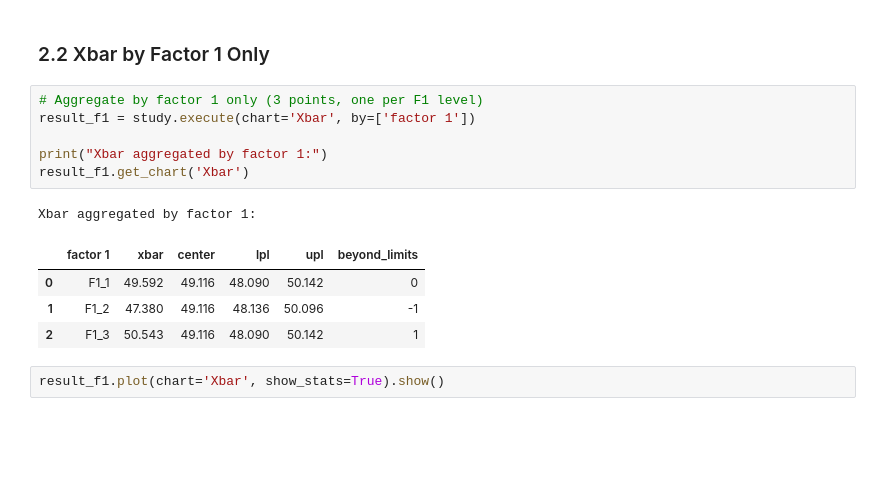
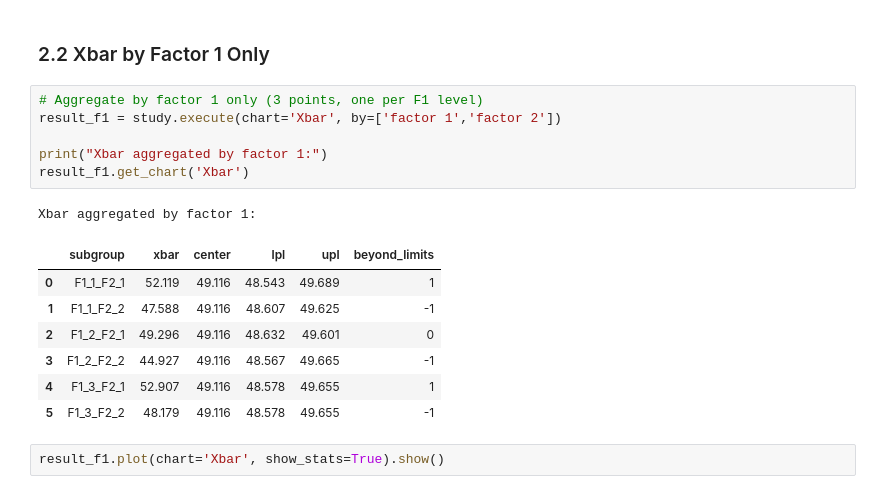
Before and after one commit to cnicholas/processbehavior, a Jupyter notebook: docs/tutorials/sds1-complete-analysis.ipynb, the cells around one changed output. Saved outputs shown, nothing was run; the diff lists cells and outputs as text; blank space fills up the shorter version.

```diff
--- a/docs/tutorials/sds1-complete-analysis.ipynb
+++ b/docs/tutorials/sds1-complete-analysis.ipynb
@@ -113,16 +113,19 @@ result.plot(chart='Xbar', show_stats=True).show()
 ### 2.2 Xbar by Factor 1 Only
 # %%
 # Aggregate by factor 1 only (3 points, one per F1 level)
-result_f1 = study.execute(chart='Xbar', by=['factor 1'])
+result_f1 = study.execute(chart='Xbar', by=['factor 1','factor 2'])
 
 print("Xbar aggregated by factor 1:")
 result_f1.get_chart('Xbar')
 # %% [output]
 Xbar aggregated by factor 1:
-|  | factor 1 | xbar | center | lpl | upl | beyond_limits |
-| 0 | F1_1 | 49.592 | 49.116 | 48.090 | 50.142 | 0 |
-| 1 | F1_2 | 47.380 | 49.116 | 48.136 | 50.096 | -1 |
-| 2 | F1_3 | 50.543 | 49.116 | 48.090 | 50.142 | 1 |
+|  | subgroup | xbar | center | lpl | upl | beyond_limits |
+| 0 | F1_1_F2_1 | 52.119 | 49.116 | 48.543 | 49.689 | 1 |
+| 1 | F1_1_F2_2 | 47.588 | 49.116 | 48.607 | 49.625 | -1 |
+| 2 | F1_2_F2_1 | 49.296 | 49.116 | 48.632 | 49.601 | 0 |
+| 3 | F1_2_F2_2 | 44.927 | 49.116 | 48.567 | 49.665 | -1 |
+| 4 | F1_3_F2_1 | 52.907 | 49.116 | 48.578 | 49.655 | 1 |
+| 5 | F1_3_F2_2 | 48.179 | 49.116 | 48.578 | 49.655 | -1 |
 # %%
 result_f1.plot(chart='Xbar', show_stats=True).show()
 # %% [markdown]
```
Also changed, not shown: parts of 26 cells of this notebook, 16 other files.
